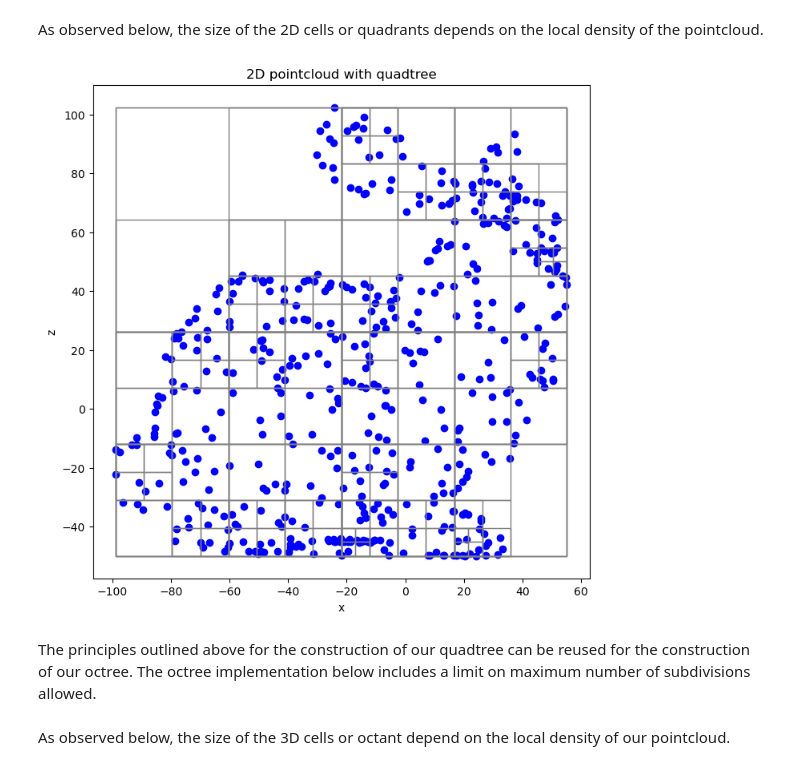
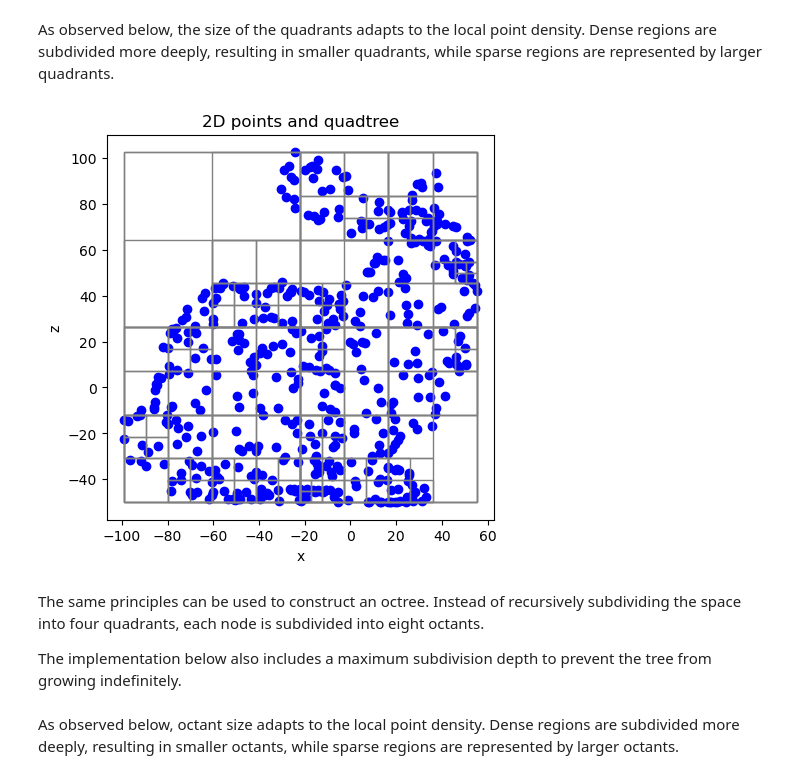
Before and after one commit to jlgregorio/tutorials-pointcloud-python, a Jupyter notebook: 02.spatial_indexing.ipynb, the cells around one changed output. Saved outputs shown, nothing was run; the diff lists cells and outputs as text; code cells hidden in the pictures.

```diff
--- a/02.spatial_indexing.ipynb
+++ b/02.spatial_indexing.ipynb
@@ -281,16 +256,15 @@ The process is exactly the same in 3D.
 # %%
-# Build voxel grid
-cell_grid_3d = create_cell_grid(points, cell_size)
+# Build 3D voxel grid
+voxel_grid_3d = create_voxel_grid(points, voxel_size)
 
-# Plot the 3D cells of the voxel grid
-fig = plt.figure(figsize=(8, 8))
+# Plot the 3D occupied cells of the voxel grid
+fig = plt.figure(figsize=(8, 6))
 ax = fig.add_subplot(projection="3d")
-ax.scatter(points[:, 0], points[:, 1], points[:, 2],
-          color="blue", alpha=0.1)
+ax.scatter(points[:, 0], points[:, 1], points[:, 2], color="blue", alpha=0.1)
 polys = []
-for key in cell_grid_3d.keys():
-    anchor_point = [cell_size * d for d in key]
-    length = width = height = cell_size
+for key in voxel_grid_3d.keys():
+    anchor_point = [voxel_size * d for d in key]
+    length = width = height = voxel_size
     polys.append(cuboid_to_poly3D(anchor_point, (length, width, height)))
 polys = np.concatenate(polys)
 pc = Poly3DCollection(polys, edgecolor="k", alpha=0.1)
@@ -299,7 +273,7 @@ ax.set_xlabel('x')
 ax.set_ylabel('y')
 ax.set_zlabel('z')
 ax.view_init(10, 50)
-plt.axis("equal")
-plt.title("3D pointcloud with voxel grid")
+ax.set_box_aspect([1, 1, 1])
+ax.set_title("3D voxel grid")
 plt.show()
 # %% [output]
@@ -591,29 +538,31 @@ class QuadTree:
 
         return quadtree_nodes
 # %% [markdown]
-As observed below, the size of the 2D cells or quadrants depends on the local density of the pointcloud.
+As observed below, the size of the quadrants adapts to the local point density. Dense regions are subdivided more deeply, resulting in smaller quadrants, while sparse regions are represented by larger quadrants.
 # %%
-# Build quadtree
+# Build the quadtree
 quadtree = QuadTree(points_sample_2d)
 
-# Plot the 2D pointcloud with the quadtree
-fig = plt.figure(figsize=(8, 8))
+# Plot the 2D points with the quadtree
+fig = plt.figure(figsize=(5, 5))
 ax = fig.add_subplot()
-ax.scatter(points_sample_2d[:, 0], points_sample_2d[:, 1],
-          color="blue")
+ax.scatter(points_sample_2d[:, 0], points_sample_2d[:, 1], color="blue")
 for node in quadtree.nodes:
     anchor_point, length, width = node.geometry
-    rect = Rectangle(anchor_point, length, width, color="gray", fill=False, lw=1)
+    rect = Rectangle(anchor_point, length, width,
+                     color="gray", fill=False, lw=1)
     ax.add_patch(rect)
 ax.set_xlabel('x')
 ax.set_ylabel('z')
-plt.axis("equal")
-plt.title("2D pointcloud with quadtree")
+ax.axis("equal")
+ax.set_title("2D points and quadtree")
 plt.show()
 # %% [output]
-[figure, old version]
+[figure, new version]
 # %% [markdown]
-The principles outlined above for the construction of our quadtree can be reused for the construction of our octree. The octree implementation below includes a limit on maximum number of subdivisions allowed.
+The same principles can be used to construct an octree. Instead of recursively subdividing the space into four quadrants, each node is subdivided into eight octants.
+
+The implementation below also includes a maximum subdivision depth to prevent the tree from growing indefinitely.
 # %%
 class OcTree:
     """Partition 3D space by recursively subdividing it into eight octants."""
@@ -793,7 +763,7 @@ class OcTree:
 
         return neighbors_within_radius
 # %% [markdown]
-As observed below, the size of the 3D cells or octant depend on the local density of our pointcloud.
+As observed below, octant size adapts to the local point density. Dense regions are subdivided more deeply, resulting in smaller octants, while sparse regions are represented by larger octants.
 # %%
 # Build octree with our 3D pointcloud
 octree = OcTree(points)
```
Also changed, not shown: parts of 53 cells of this notebook.
